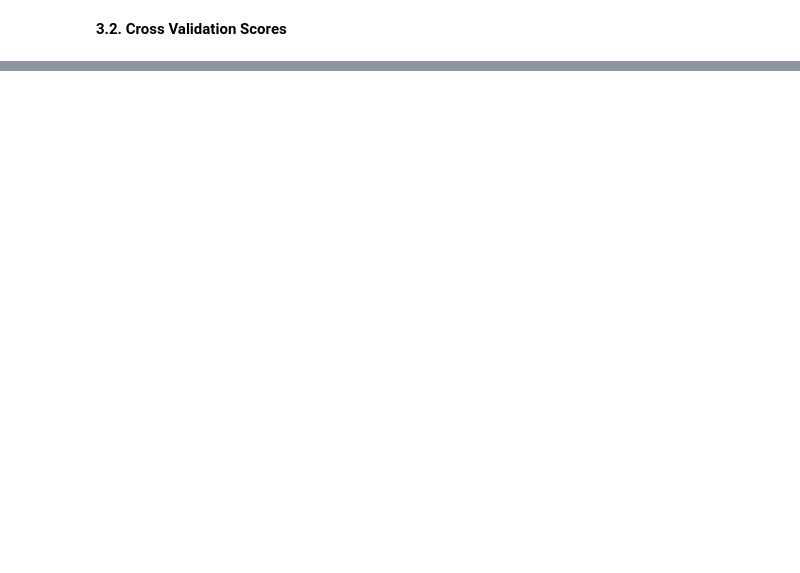
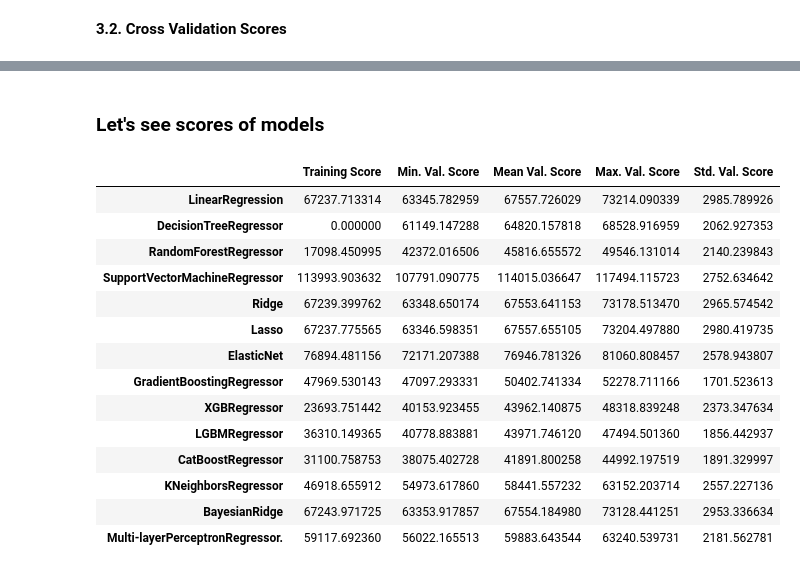
Before and after one commit to enescatagan/house-price-prediction, a Jupyter notebook: notebooks/main_nb.ipynb, the cells around one changed output, grey strips where cells are left out. Saved outputs shown, nothing was run; the diff lists cells and outputs as text; code cells hidden in the pictures; blank space fills up the shorter version.

Commit message:
Neural-Network Regressor and All scores

```diff
--- a/notebooks/main_nb.ipynb
+++ b/notebooks/main_nb.ipynb
@@ -1841,0 +1882,2 @@ error_scores = add_score("BayesianRidge", error_scores, bay_ridge_train_error, b
+# %%
+housing_predictions = mlp_reg.predict(housing)
@@ -1841,0 +1888,2 @@ error_scores = add_score("BayesianRidge", error_scores, bay_ridge_train_error, b
+# %%
+mlp_reg_train_error = calculate_rmse(housing_labels, housing_predictions)
@@ -1841,0 +1894,2 @@ error_scores = add_score("BayesianRidge", error_scores, bay_ridge_train_error, b
+# %%
+mlp_reg_cross_val_scores = calculate_rmse_cross_val_performance(mlp_reg, housing, housing_labels)
@@ -1841,0 +1914,23 @@ error_scores = add_score("BayesianRidge", error_scores, bay_ridge_train_error, b
+# %%
+# Add Scores for later comparisons
+error_scores = add_score("Multi-layerPerceptronRegressor.", error_scores, mlp_reg_train_error, mlp_reg_cross_val_scores)
+# %% [markdown]
+### Let's see scores of models
+# %%
+pd.DataFrame(error_scores).T
+# %% [output]
+|  | Training Score | Min. Val. Score | Mean Val. Score | Max. Val. Score | Std. Val. Score |
+| LinearRegression | 67237.713314 | 63345.782959 | 67557.726029 | 73214.090339 | 2985.789926 |
+| DecisionTreeRegressor | 0.000000 | 61149.147288 | 64820.157818 | 68528.916959 | 2062.927353 |
+| RandomForestRegressor | 17098.450995 | 42372.016506 | 45816.655572 | 49546.131014 | 2140.239843 |
+| SupportVectorMachineRegressor | 113993.903632 | 107791.090775 | 114015.036647 | 117494.115723 | 2752.634642 |
+| Ridge | 67239.399762 | 63348.650174 | 67553.641153 | 73178.513470 | 2965.574542 |
+| Lasso | 67237.775565 | 63346.598351 | 67557.655105 | 73204.497880 | 2980.419735 |
+| ElasticNet | 76894.481156 | 72171.207388 | 76946.781326 | 81060.808457 | 2578.943807 |
+| GradientBoostingRegressor | 47969.530143 | 47097.293331 | 50402.741334 | 52278.711166 | 1701.523613 |
+| XGBRegressor | 23693.751442 | 40153.923455 | 43962.140875 | 48318.839248 | 2373.347634 |
+| LGBMRegressor | 36310.149365 | 40778.883881 | 43971.746120 | 47494.501360 | 1856.442937 |
+| CatBoostRegressor | 31100.758753 | 38075.402728 | 41891.800258 | 44992.197519 | 1891.329997 |
+| KNeighborsRegressor | 46918.655912 | 54973.617860 | 58441.557232 | 63152.203714 | 2557.227136 |
+| BayesianRidge | 67243.971725 | 63353.917857 | 67554.184980 | 73128.441251 | 2953.336634 |
+| Multi-layerPerceptronRegressor. | 59117.692360 | 56022.165513 | 59883.643544 | 63240.539731 | 2181.562781 |
```
Also changed, not shown: parts of 24 cells of this notebook, 3 other files.
